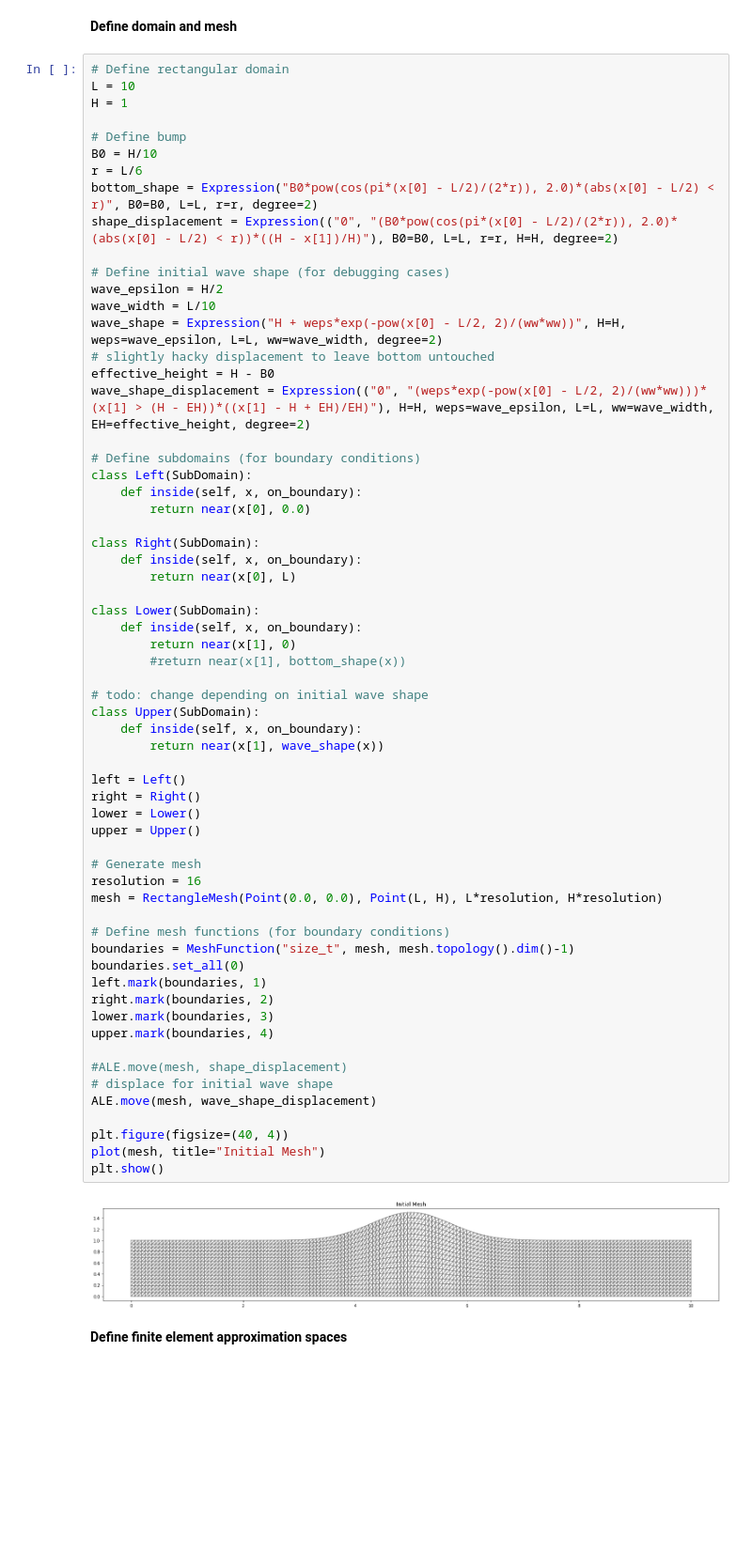
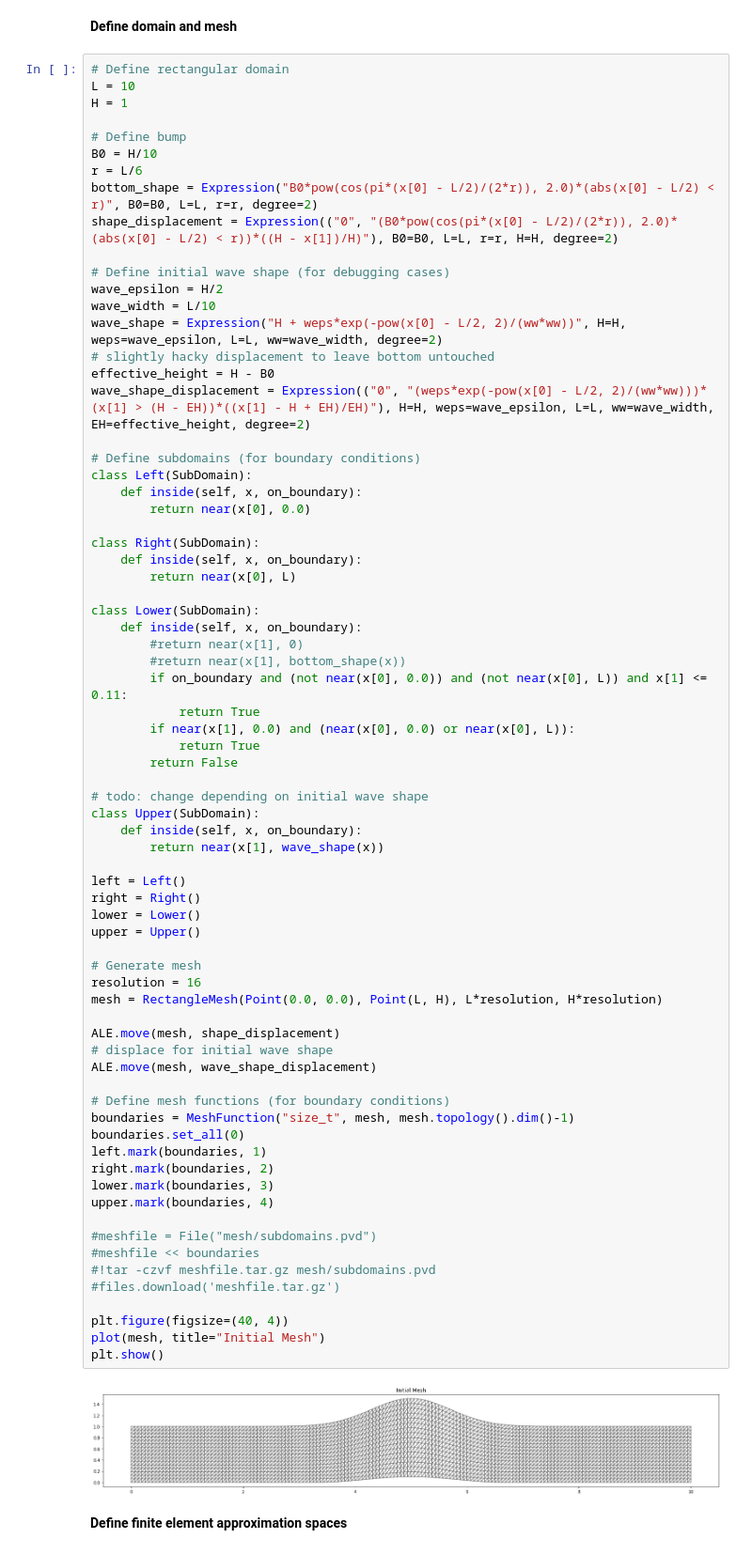
Before and after one commit to notanumber-sys/dd2365-project, a Jupyter notebook: project.ipynb, the cells around one changed output. Shown at 94% size. Saved outputs shown, nothing was run; the diff lists cells and outputs as text; blank space fills up the shorter version.

```diff
--- a/project.ipynb
+++ b/project.ipynb
@@ -112,40 +94,50 @@ class Right(SubDomain):
 
 class Lower(SubDomain):
     def inside(self, x, on_boundary):
-        return near(x[1], 0)
+        #return near(x[1], 0)
         #return near(x[1], bottom_shape(x))
+        if on_boundary and (not near(x[0], 0.0)) and (not near(x[0], L)) and x[1] <= 0.11:
+            return True
+        if near(x[1], 0.0) and (near(x[0], 0.0) or near(x[0], L)):
+            return True
+        return False
 
 # todo: change depending on initial wave shape
 class Upper(SubDomain):
     def inside(self, x, on_boundary):
         return near(x[1], wave_shape(x))
 
 left = Left()
 right = Right()
 lower = Lower()
 upper = Upper()
 
 # Generate mesh
 resolution = 16
 mesh = RectangleMesh(Point(0.0, 0.0), Point(L, H), L*resolution, H*resolution)
 
+ALE.move(mesh, shape_displacement)
+# displace for initial wave shape
+ALE.move(mesh, wave_shape_displacement)
+
 # Define mesh functions (for boundary conditions)
 boundaries = MeshFunction("size_t", mesh, mesh.topology().dim()-1)
 boundaries.set_all(0)
 left.mark(boundaries, 1)
 right.mark(boundaries, 2)
 lower.mark(boundaries, 3)
 upper.mark(boundaries, 4)
 
-#ALE.move(mesh, shape_displacement)
-# displace for initial wave shape
-ALE.move(mesh, wave_shape_displacement)
+#meshfile = File("mesh/subdomains.pvd")
+#meshfile << boundaries
+#!tar -czvf meshfile.tar.gz mesh/subdomains.pvd
+#files.download('meshfile.tar.gz')
 
 plt.figure(figsize=(40, 4))
 plot(mesh, title="Initial Mesh")
 plt.show()
 # %% [output]
-[figure, old version]
+[figure, new version]
 # %% [markdown]
 **Define finite element approximation spaces**
 # %%
```
Also changed, not shown: parts of 5 cells of this notebook.
